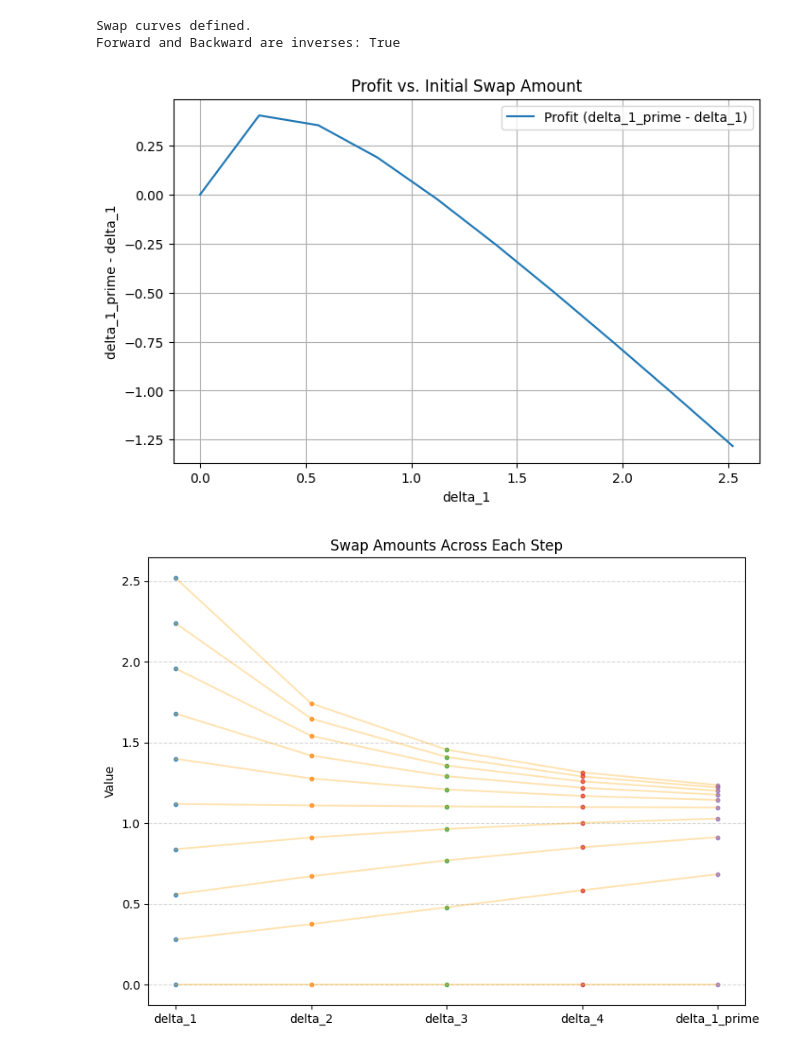
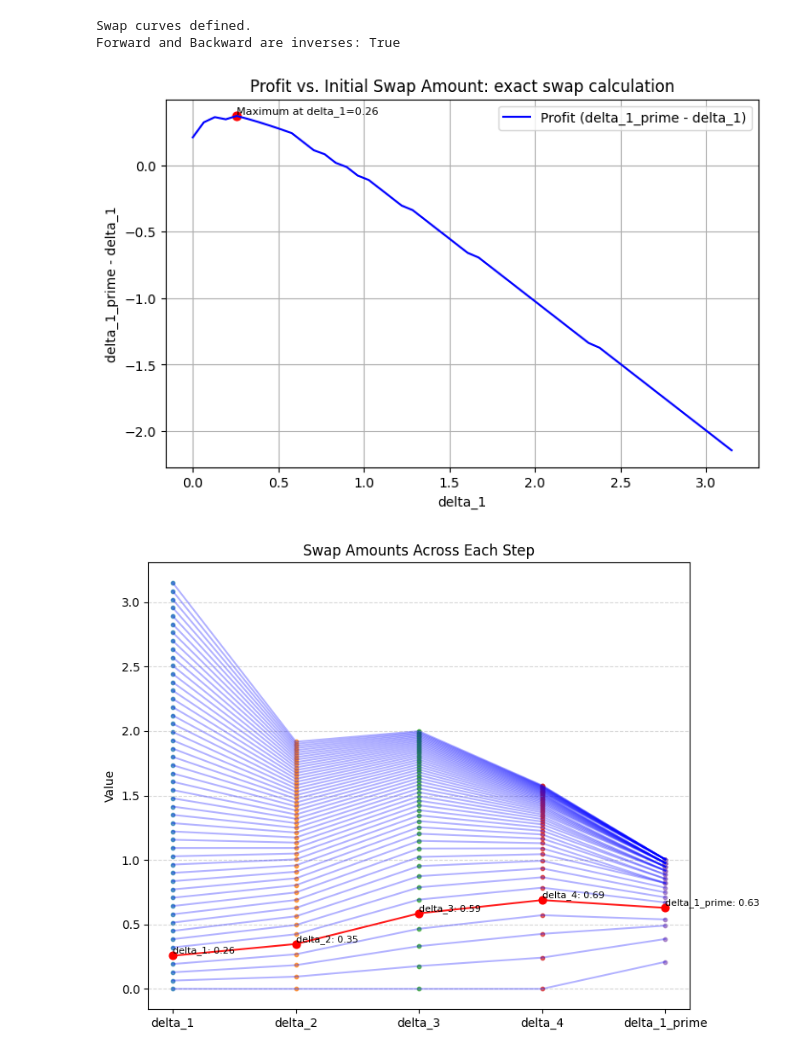
Before and after one commit to kingaj12/AMM-arbitrage, a Jupyter notebook: quick-eval/quick-eval-sample.ipynb, the cells around one changed output. Drawn from its saved outputs; the diff is of its cells as text; code cells hidden in the pictures.

```diff
--- a/quick-eval/quick-eval-sample.ipynb
+++ b/quick-eval/quick-eval-sample.ipynb
@@ -75,0 +87,5 @@ def recursive_step( eta:Union[float, np.ndarray], itl:dict, x:np.array, y:np.arr
+# %%
+
+
+x_curve = np.linspace(0.0, 1.5, 50)
+# x_curve = SWAP_CURVE_X
@@ -76,51 +95,73 @@ def recursive_step( eta:Union[float, np.ndarray], itl:dict, x:np.array, y:np.arr
 # %%
-# Compute swaps for all points in x_curve
 
-x_curve = np.linspace(0.0, 1.2, 10)
-y_curve = forward_swap(x_curve)
-delta_1 = x_curve * exchange_list[0]['input_liquidity']
+eta_1 = y_curve
+delta_2 = exchange_list[0]['output_liquidity'] * eta_1
+itl_2 = exchange_list[0]['output_liquidity'] / exchange_list[1]['input_liquidity']
+eta_2 = forward_swap(eta_1 * itl_2)
+dfw_2 = d_forward_swap(eta_2)
+delta_3 = exchange_list[1]['output_liquidity'] * eta_2
+itl_3 = exchange_list[1]['output_liquidity'] / exchange_list[2]['input_liquidity']
+eta_3 = forward_swap(eta_2 * itl_3)
+dfw_3 = d_forward_swap(eta_3)
+delta_4 = exchange_list[2]['output_liquidity'] * eta_3
+itl_4 = exchange_list[2]['output_liquidity'] / exchange_list[3]['input_liquidity']
+eta_4 = forward_swap(eta_3 * itl_4)
+dfw_4 = d_forward_swap(eta_4)
+delta_1_prime = exchange_list[3]['output_liquidity'] * eta_4
 
-delta_2 = exchange_list[0]['output_liquidity'] * y_curve #forward_swap(delta_1/exchange_list[0]['input_liquidity'])
-delta_3 = exchange_list[1]['output_liquidity'] * forward_swap(delta_2/exchange_list[1]['input_liquidity'])
-delta_4 = exchange_list[2]['output_liquidity'] * forward_swap(delta_3/exchange_list[2]['input_liquidity'])
-delta_1_prime = exchange_list[3]['output_liquidity'] * forward_swap(delta_4/exchange_list[3]['input_liquidity'])
+profit = delta_1_prime - delta_1
+
+max_profit_indx = np.argmax(profit)
 # %%
 import matplotlib.pyplot as plt
 
 plt.figure(figsize=(8, 5))
-plt.plot(delta_1, delta_1_prime - delta_1, label="Profit (delta_1_prime - delta_1)")
+plt.plot(delta_1, profit, label="Profit (delta_1_prime - delta_1)", c='blue')
+plt.scatter(delta_1[max_profit_indx], profit[max_profit_indx], s=40, c='red')
+plt.text(delta_1[max_profit_indx], profit[max_profit_indx], f'Maximum at delta_1={delta_1[max_profit_indx]:4.2f}', fontsize=8, ha='left', va='bottom')
 plt.xlabel("delta_1")
 plt.ylabel("delta_1_prime - delta_1")
-plt.title("Profit vs. Initial Swap Amount")
+plt.title("Profit vs. Initial Swap Amount: exact swap calculation")
 plt.legend()
 plt.grid(True)
+plt.savefig("profit-exact.pdf", format="pdf", bbox_inches="tight")
 plt.show()
 # %% [output]
-[figure, old version]
+[figure, new version]
 # %%
 # Prepare the arrays and labels
 swap_arrays = [delta_1, delta_2, delta_3, delta_4, delta_1_prime]
 labels = ["delta_1", "delta_2", "delta_3", "delta_4", "delta_1_prime"]
+#labels = ["dfw_2", "dfw_3", "dfw_4"]
 
 plt.figure(figsize=(8, 6))
 for i, arr in enumerate(swap_arrays):
     sorted_arr = np.sort(arr)
     plt.scatter([i]*len(sorted_arr), sorted_arr, s=10, alpha=0.7)
+    plt.scatter(i, arr[max_profit_indx], s=40, c='red')
+    if i < 4:
+        plt.text(i, arr[max_profit_indx], f'delta_{i+1}: {arr[max_profit_indx]:4.2f}', fontsize=8, ha='left', va='bottom')
+    else:
+        plt.text(i, arr[max_profit_indx], f'delta_1_prime: {arr[max_profit_indx]:4.2f}', fontsize=8, ha='left', va='bottom')
 
 
 # Draw lines connecting delta_1[i], delta_2[i], ..., delta_1_prime[i] for each i
 for i in range(len(delta_1)):
     y = [arr[i] for arr in swap_arrays]
     x = list(range(len(swap_arrays)))
-    plt.plot(x, y, color='orange', alpha=0.3)
+    if i == max_profit_indx:
+        plt.plot(x, y, color='red', alpha=0.9)
+    else:
+        plt.plot(x, y, color='blue', alpha=0.3)
 plt.xticks(range(len(labels)), labels)
 plt.ylabel("Value")
 plt.title("Swap Amounts Across Each Step")
 plt.grid(axis='y', linestyle='--', alpha=0.5)
 plt.tight_layout()
+plt.savefig("swaps-exact.pdf", format="pdf", bbox_inches="tight")
 plt.show()
 # %% [output]
-[figure, old version]
+[figure, new version]
 # %%
 
 # Recursive compute
```
Also changed, not shown: parts of 18 cells of this notebook, 4 other files.
